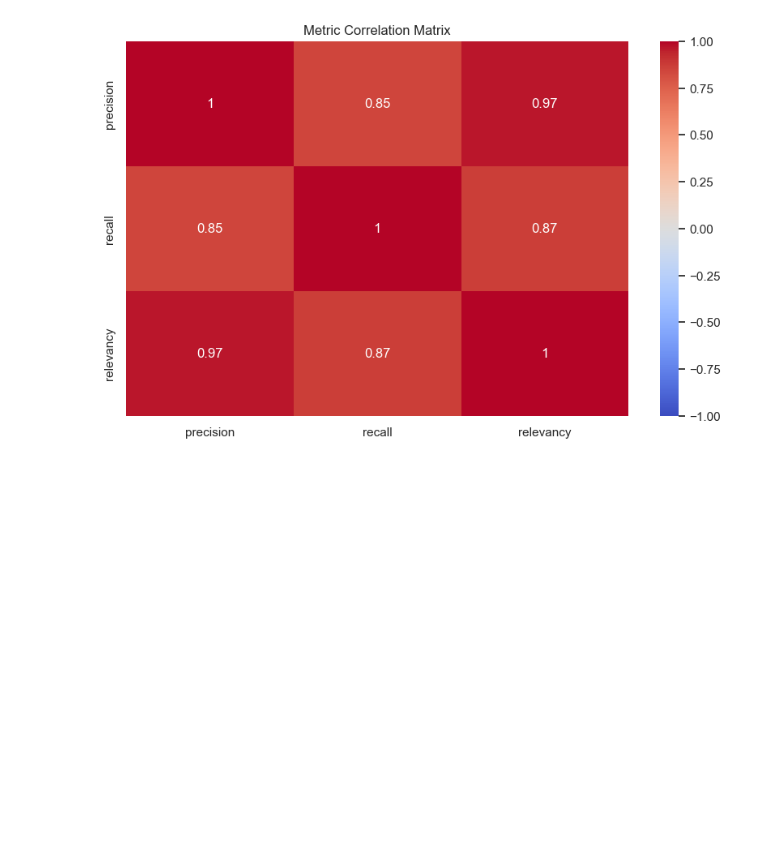
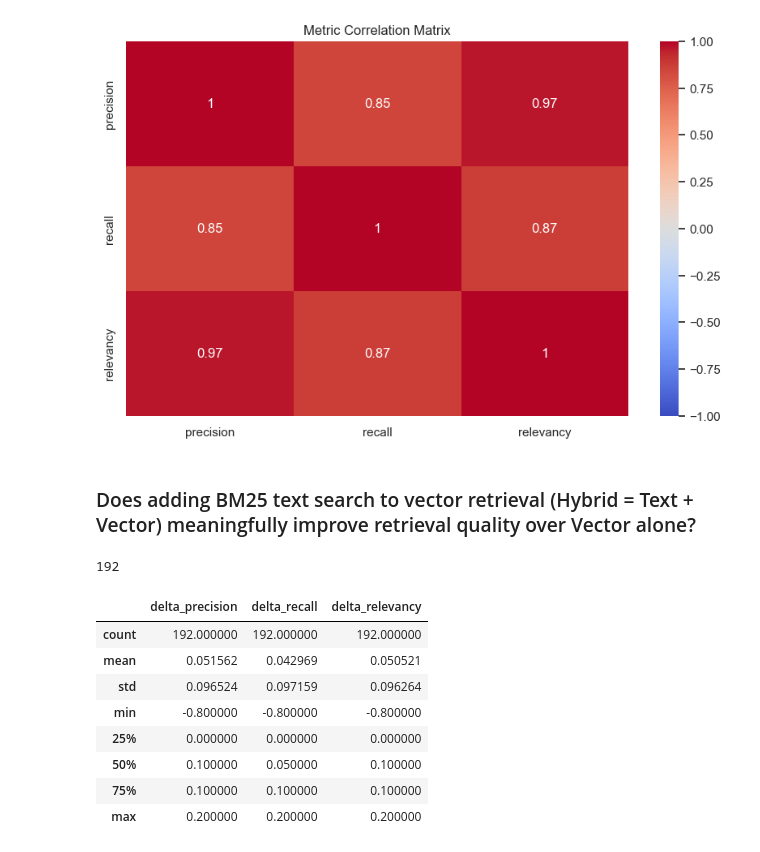
Before and after one commit to skykid17/smartlp_eval, a Jupyter notebook: Evaluation_Analysis_Retrieval.ipynb, the cells around one changed output. Drawn from its saved outputs; the diff is of its cells as text; code cells hidden in the pictures; blank space fills up the shorter version.

Commit message:
Updated retrieval results

```diff
--- a/Evaluation_Analysis_Retrieval.ipynb
+++ b/Evaluation_Analysis_Retrieval.ipynb
@@ -167,3 +168,34 @@ plt.title("Metric Correlation Matrix")
 plt.show()
 # %% [output]
 [figure]
+# %% [markdown]
+###  Does adding BM25 text search to vector retrieval (Hybrid = Text + Vector) meaningfully improve retrieval quality over Vector alone?
+# %%
+df_v = df[df.method=="vector"].copy()
+df_h = df[df.method=="hybrid"].copy()
+
+# ensure alignment by query text
+merged = df_v.merge(
+    df_h,
+    on="input",
+    suffixes=("_vector","_hybrid")
+)
+
+len(merged)
+# %% [output]
+192
+# %%
+for metric in ["precision","recall","relevancy"]:
+    merged[f"delta_{metric}"] = merged[f"{metric}_hybrid"] - merged[f"{metric}_vector"]
+
+merged[[c for c in merged.columns if "delta" in c]].describe()
+# %% [output]
+|  | delta_precision | delta_recall | delta_relevancy |
+| count | 192.000000 | 192.000000 | 192.000000 |
+| mean | 0.051562 | 0.042969 | 0.050521 |
+| std | 0.096524 | 0.097159 | 0.096264 |
+| min | -0.800000 | -0.800000 | -0.800000 |
+| 25% | 0.000000 | 0.000000 | 0.000000 |
+| 50% | 0.100000 | 0.050000 | 0.100000 |
+| 75% | 0.100000 | 0.100000 | 0.100000 |
+| max | 0.200000 | 0.200000 | 0.200000 |
```
Also changed, not shown: parts of 6 cells of this notebook, 10 other files.
